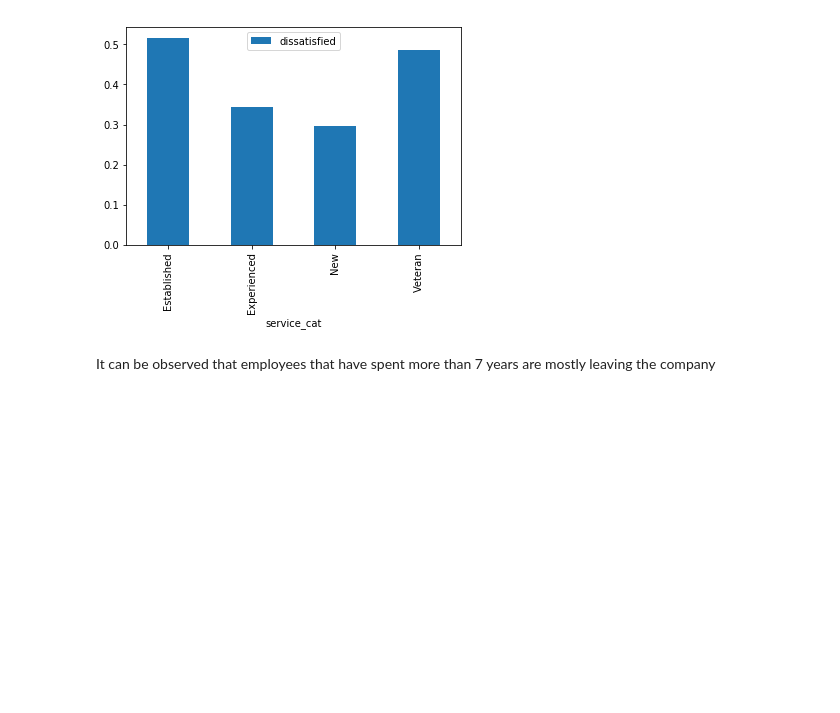
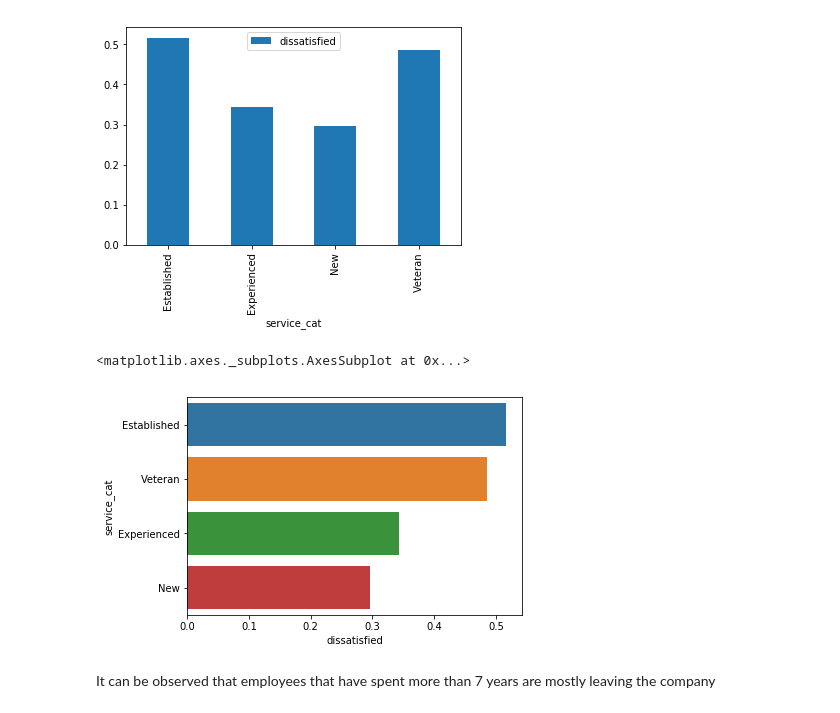
Before and after one commit to sulaiman2001ng/Data-Quest-Projects, a Jupyter notebook: Guided Project_Clean And Analyze Employee Exit Surveys.ipynb, the cells around one changed output. Saved outputs shown, nothing was run; the diff lists cells and outputs as text; code cells hidden in the pictures; blank space fills up the shorter version.

```diff
--- a/Guided Project_Clean And Analyze Employee Exit Surveys.ipynb
+++ b/Guided Project_Clean And Analyze Employee Exit Surveys.ipynb
@@ -770,6 +770,12 @@ diss_employ.plot(kind='bar')
 # %% [output]
 <matplotlib.axes._subplots.AxesSubplot at 0x...>
 [figure]
+# %%
+sns.barplot(data=combined_update, y='service_cat', x='dissatisfied', ci=None)
+# diss_employ.columns
+# %% [output]
+<matplotlib.axes._subplots.AxesSubplot at 0x...>
+[figure, added]
 # %% [markdown]
 It can be observed that employees that have spent more than 7 years are mostly leaving the company
 # %% [markdown]
```
Also changed, not shown: parts of 9 cells of this notebook.
